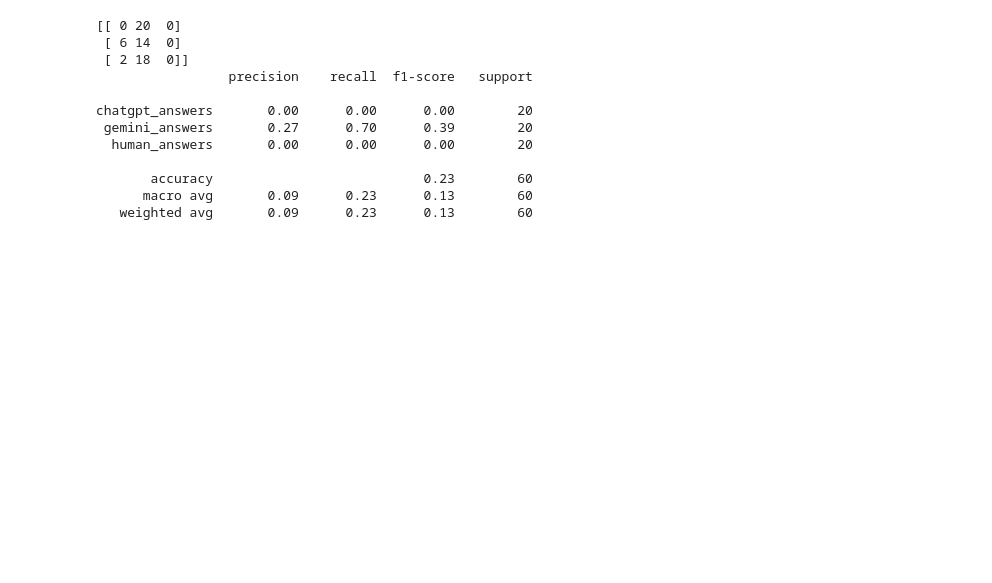
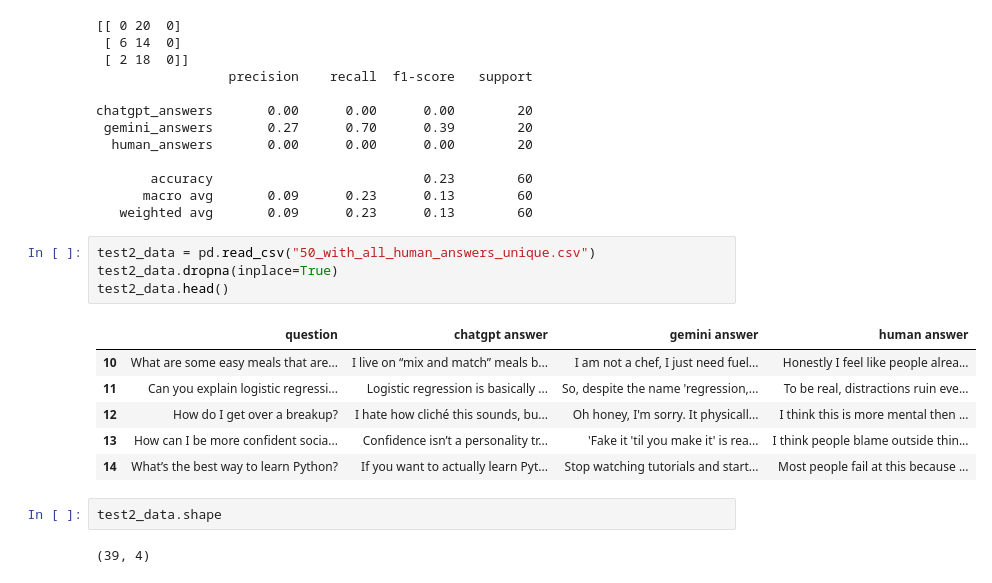
Before and after one commit to Idokopilov/magshimim-final-project, a Jupyter notebook: EDA.ipynb, the cells around one changed output. Saved outputs shown, nothing was run; the diff lists cells and outputs as text; blank space fills up the shorter version.

Commit message:
added decision tree only eda, fixed test data מודל שטח. small fixes over all

```diff
--- a/EDA.ipynb
+++ b/EDA.ipynb
@@ -679,3 +713,18 @@ chatgpt_answers       0.00      0.00      0.00        20
        accuracy                           0.23        60
       macro avg       0.09      0.23      0.13        60
    weighted avg       0.09      0.23      0.13        60
+# %%
+test2_data = pd.read_csv("50_with_all_human_answers_unique.csv")
+test2_data.dropna(inplace=True)
+test2_data.head()
+# %% [output]
+|  | question | chatgpt answer | gemini answer | human answer |
+| 10 | What are some easy meals that are... | I live on “mix and match” meals b... | I am not a chef, I just need fuel... | Honestly I feel like people alrea... |
+| 11 | Can you explain logistic regressi... | Logistic regression is basically ... | So, despite the name 'regression,... | To be real, distractions ruin eve... |
+| 12 | How do I get over a breakup? | I hate how cliché this sounds, bu... | Oh honey, I'm sorry. It physicall... | I think this is more mental then ... |
+| 13 | How can I be more confident socia... | Confidence isn’t a personality tr... | 'Fake it 'til you make it' is rea... | I think people blame outside thin... |
+| 14 | What’s the best way to learn Python? | If you want to actually learn Pyt... | Stop watching tutorials and start... | Most people fail at this because ... |
+# %%
+test2_data.shape
+# %% [output]
+(39, 4)
```
Also changed, not shown: parts of 24 cells of this notebook, 2 other files.
